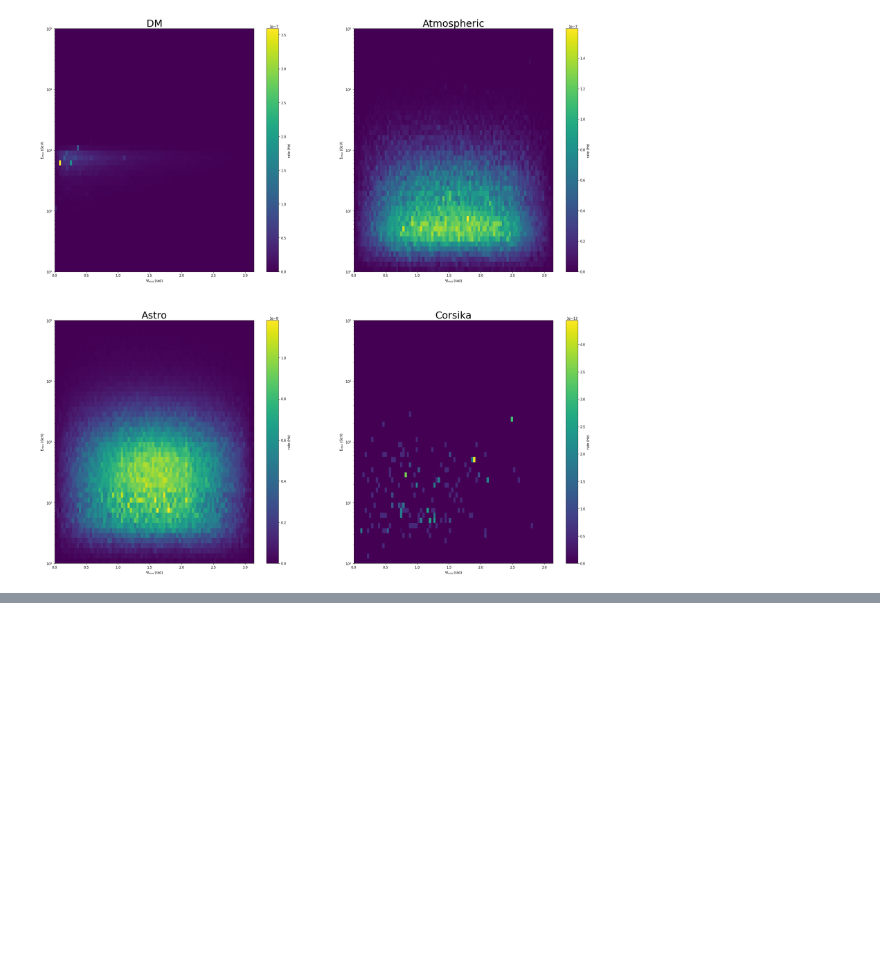
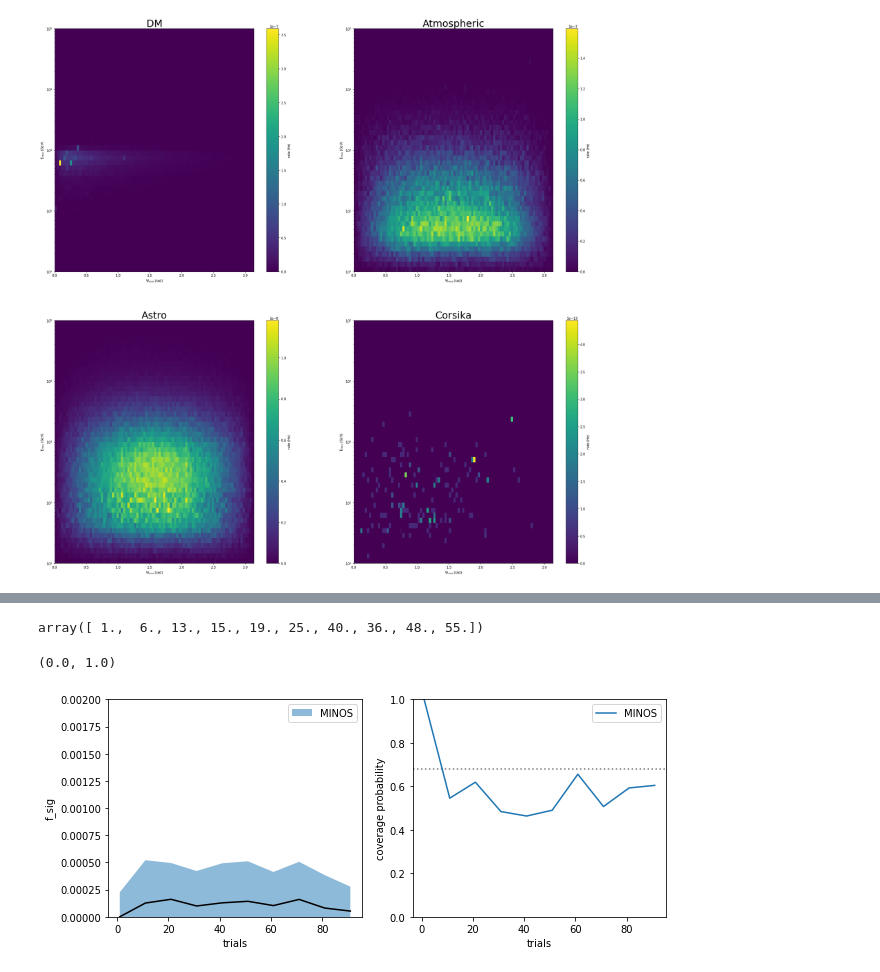
Before and after one commit to zemrude/DMfit, a Jupyter notebook: DMfit/examples/Example.ipynb, the cells around one changed output, grey strips where cells are left out. Drawn from its saved outputs; the diff is of its cells as text; code cells hidden in the pictures; blank space fills up the shorter version.

```diff
--- a/DMfit/examples/Example.ipynb
+++ b/DMfit/examples/Example.ipynb
@@ -167,0 +442,4 @@ analysis._model.__str__()
+# %%
+n_trials = 10
+lr._minimizers[0].print_level = 0
+lr._minimizers[1].print_level = 0
@@ -167,0 +506,4 @@ analysis._model.__str__()
+# %%
+trials = np.arange(1, 100, 10)
+# %%
+x, m_l, m_u, n_m = np.transpose([t for t in map(compute, trials)])
@@ -167,0 +528,26 @@ analysis._model.__str__()
+# %%
+n_m
+# %% [output]
+array([ 1.,  6., 13., 15., 19., 25., 40., 36., 48., 55.])
+# %%
+
+fig, ax = plt.subplots(1, 2, figsize=(10, 4))
+plt.sca(ax[0])
+plt.fill_between(trials, m_l, m_u, alpha=0.5, label="MINOS")
+plt.plot(trials, x, "-k")
+plt.legend()
+plt.xlabel("trials")
+plt.ylabel("f_sig")
+plt.ylim(0, 0.002)
+#plt.semilogx();
+plt.sca(ax[1])
+plt.plot(trials, n_m/trials, label="MINOS")
+plt.axhline(0.68, ls=":", color="0.5", zorder=0)
+plt.xlabel(r"trials")
+plt.ylabel("coverage probability")
+plt.legend()
+plt.ylim(0, 1)
+#plt.semilogx();
+# %% [output]
+(0.0, 1.0)
+[figure, added]
```
Also changed, not shown: parts of 41 cells of this notebook, 2 other files.
